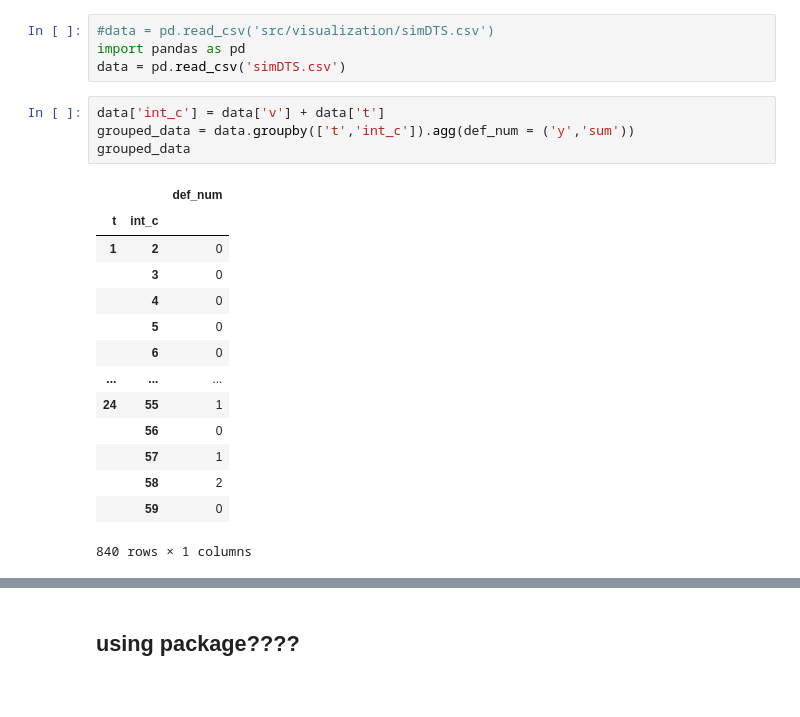
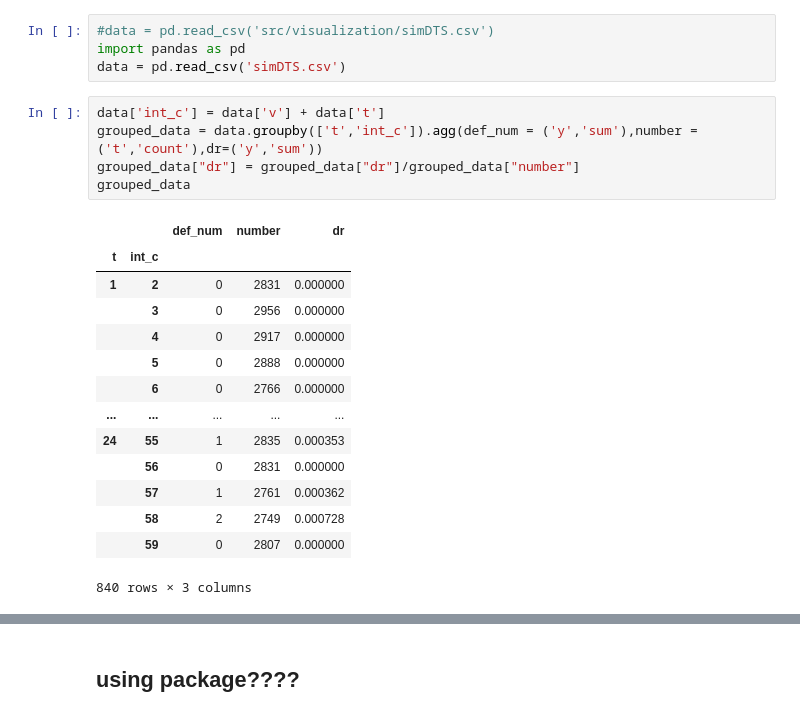
Before and after one commit to scyyx5/credit-risk, a Jupyter notebook: src/visualization/lexis1.ipynb, the cells around one changed output, grey strips where cells are left out. Cells and saved outputs as stored; diff of their text form.

```diff
--- a/src/visualization/lexis1.ipynb
+++ b/src/visualization/lexis1.ipynb
@@ -141,23 +141,24 @@ import pandas as pd
 data = pd.read_csv('simDTS.csv')
 # %%
 data['int_c'] = data['v'] + data['t']
-grouped_data = data.groupby(['t','int_c']).agg(def_num = ('y','sum'))
+grouped_data = data.groupby(['t','int_c']).agg(def_num = ('y','sum'),number = ('t','count'),dr=('y','sum'))
+grouped_data["dr"] = grouped_data["dr"]/grouped_data["number"]
 grouped_data
 # %% [output]
-|  |  | def_num |
-| t | int_c |  |
-| 1 | 2 | 0 |
-|  | 3 | 0 |
-|  | 4 | 0 |
-|  | 5 | 0 |
-|  | 6 | 0 |
-| ... | ... | ... |
-| 24 | 55 | 1 |
-|  | 56 | 0 |
-|  | 57 | 1 |
-|  | 58 | 2 |
-|  | 59 | 0 |
+|  |  | def_num | number | dr |
+| t | int_c |  |  |  |
+| 1 | 2 | 0 | 2831 | 0.000000 |
+|  | 3 | 0 | 2956 | 0.000000 |
+|  | 4 | 0 | 2917 | 0.000000 |
+|  | 5 | 0 | 2888 | 0.000000 |
+|  | 6 | 0 | 2766 | 0.000000 |
+| ... | ... | ... | ... | ... |
+| 24 | 55 | 1 | 2835 | 0.000353 |
+|  | 56 | 0 | 2831 | 0.000000 |
+|  | 57 | 1 | 2761 | 0.000362 |
+|  | 58 | 2 | 2749 | 0.000728 |
+|  | 59 | 0 | 2807 | 0.000000 |
-840 rows × 1 columns
+840 rows × 3 columns
 # %%
 import numpy as np
 from datetime import datetime,timedelta
```
Also changed, not shown: parts of 3 cells of this notebook, 29 other files.
